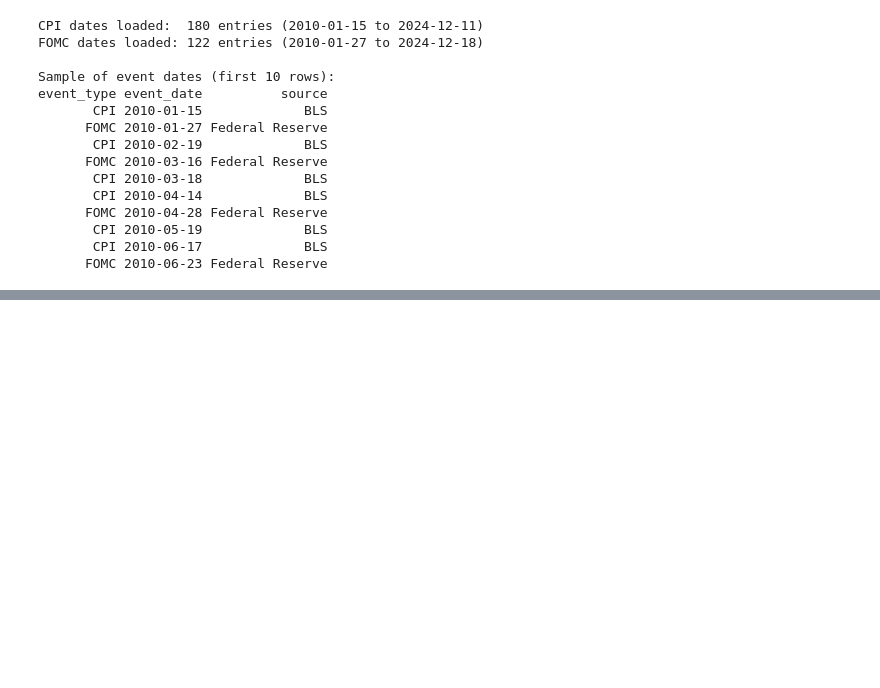
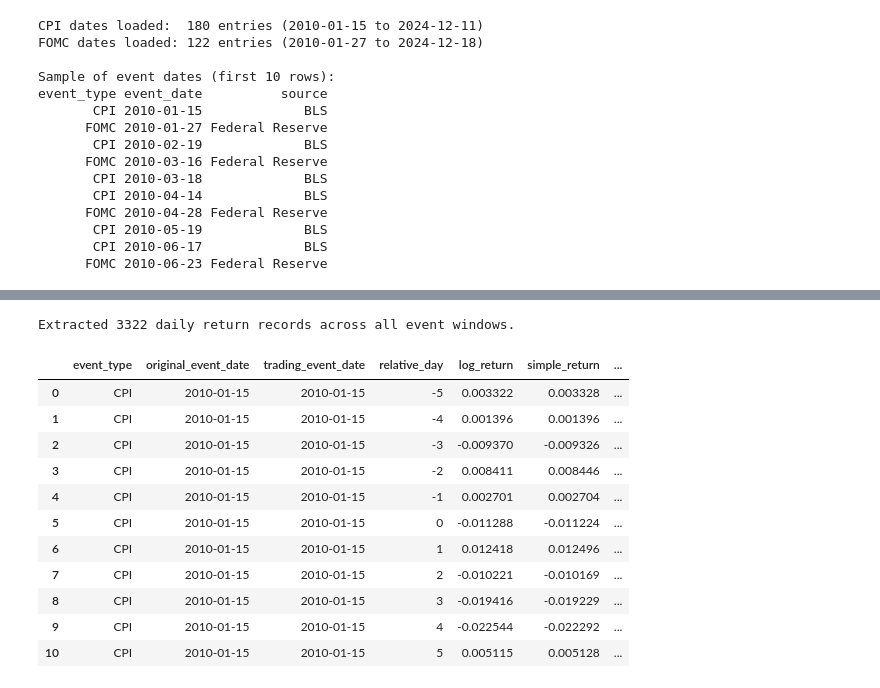
Before and after one commit to vizzzidane/regimelab, a Jupyter notebook: notebooks/01_regime_analysis.ipynb, the cells around one changed output, grey strips where cells are left out. Cells and saved outputs as stored; diff of their text form; code cells hidden in the pictures; blank space fills up the shorter version.

```diff
--- a/notebooks/01_regime_analysis.ipynb
+++ b/notebooks/01_regime_analysis.ipynb
@@ -429,0 +468,48 @@ This notebook has completed the following Phase 1 steps:
+# %%
+window_size = 5
+window_records = []
+
+for idx, row in aligned_df.iterrows():
+    trade_date = pd.to_datetime(row['trading_event_date'])
+    trade_idx = trading_dates.get_loc(trade_date)
+
+    # Check if we have enough data bounds for the window
+    if trade_idx - window_size < 0 or trade_idx + window_size >= len(trading_dates):
+        continue
+
+    for i in range(-window_size, window_size + 1):
+        curr_idx = trade_idx + i
+        curr_date = trading_dates[curr_idx]
+
+        log_ret = df.loc[curr_date, 'Log_Return']
+        simple_ret = np.exp(log_ret) - 1 # Convert log return back to simple return
+
+        window_records.append({
+            'event_type': row['event_type'],
+            'original_event_date': row['original_event_date'],
+            'trading_event_date': row['trading_event_date'],
+            'relative_day': i,
+            'log_return': log_ret,
+            'simple_return': simple_ret,
+            'pre_event_regime': row['pre_event_regime'],
+            'event_day_regime': row['event_day_regime']
+        })
+
+event_windows_df = pd.DataFrame(window_records)
+event_windows_df.to_csv('../data/event_windows.csv', index=False)
+print(f"Extracted {len(event_windows_df)} daily return records across all event windows.")
+event_windows_df.head(11) # Show one full window
+# %% [output]
+Extracted 3322 daily return records across all event windows.
+|  | event_type | original_event_date | trading_event_date | relative_day | log_return | simple_return | ... |
+| 0 | CPI | 2010-01-15 | 2010-01-15 | -5 | 0.003322 | 0.003328 | ... |
+| 1 | CPI | 2010-01-15 | 2010-01-15 | -4 | 0.001396 | 0.001396 | ... |
+| 2 | CPI | 2010-01-15 | 2010-01-15 | -3 | -0.009370 | -0.009326 | ... |
+| 3 | CPI | 2010-01-15 | 2010-01-15 | -2 | 0.008411 | 0.008446 | ... |
+| 4 | CPI | 2010-01-15 | 2010-01-15 | -1 | 0.002701 | 0.002704 | ... |
+| 5 | CPI | 2010-01-15 | 2010-01-15 | 0 | -0.011288 | -0.011224 | ... |
+| 6 | CPI | 2010-01-15 | 2010-01-15 | 1 | 0.012418 | 0.012496 | ... |
+| 7 | CPI | 2010-01-15 | 2010-01-15 | 2 | -0.010221 | -0.010169 | ... |
+| 8 | CPI | 2010-01-15 | 2010-01-15 | 3 | -0.019416 | -0.019229 | ... |
+| 9 | CPI | 2010-01-15 | 2010-01-15 | 4 | -0.022544 | -0.022292 | ... |
+| 10 | CPI | 2010-01-15 | 2010-01-15 | 5 | 0.005115 | 0.005128 | ... |
```
Also changed, not shown: parts of 14 cells of this notebook, 8 other files.
